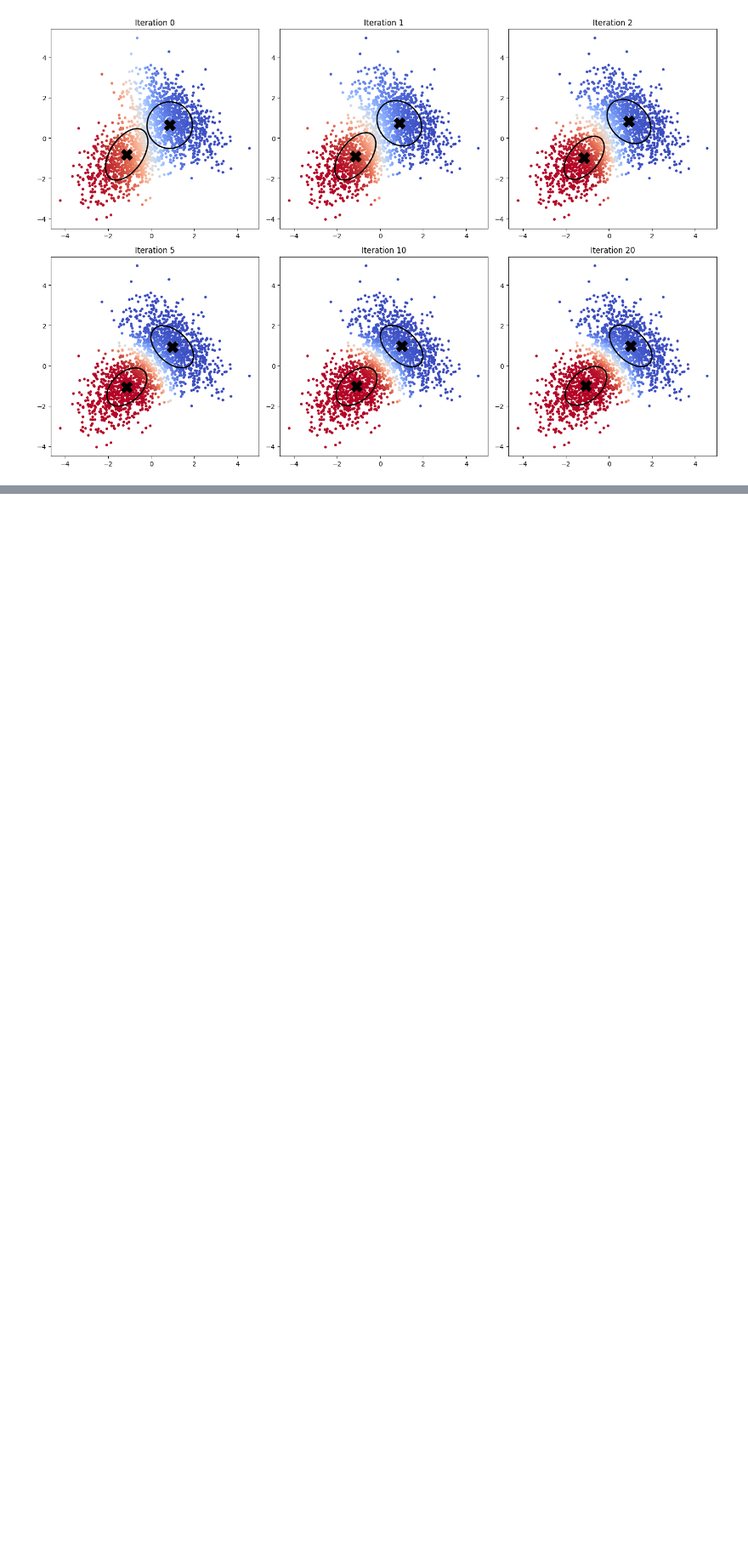
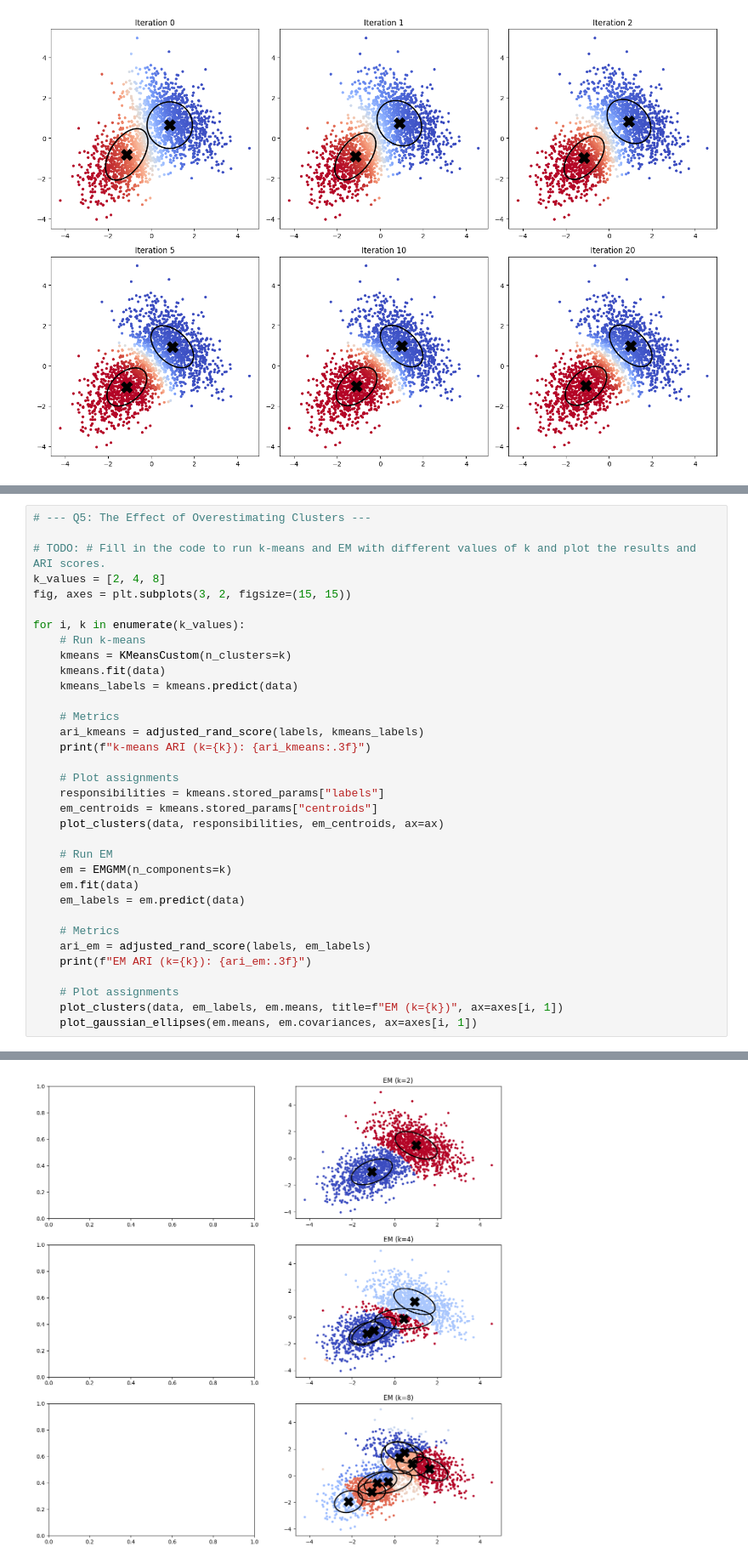
Before and after one commit to augustkl/Advanced-Probebalistic-Machine-Learning, a Jupyter notebook: A6/E2.ipynb, the cells around one changed output, grey strips where cells are left out. Shown at 85% size. Cells and saved outputs as stored; diff of their text form; blank space fills up the shorter version.

```diff
--- a/A6/E2.ipynb
+++ b/A6/E2.ipynb
@@ -255,0 +253,35 @@ k_values = [2, 4, 8]
+# %%
+# --- Q5: The Effect of Overestimating Clusters ---
+
+# TODO: # Fill in the code to run k-means and EM with different values of k and plot the results and ARI scores.
+k_values = [2, 4, 8]
+fig, axes = plt.subplots(3, 2, figsize=(15, 15))
+
+for i, k in enumerate(k_values):
+    # Run k-means
+    kmeans = KMeansCustom(n_clusters=k)
+    kmeans.fit(data)
+    kmeans_labels = kmeans.predict(data)
+
+    # Metrics
+    ari_kmeans = adjusted_rand_score(labels, kmeans_labels)
+    print(f"k-means ARI (k={k}): {ari_kmeans:.3f}")
+
+    # Plot assignments
+    responsibilities = kmeans.stored_params["labels"]
+    em_centroids = kmeans.stored_params["centroids"]
+    plot_clusters(data, responsibilities, em_centroids, ax=ax)
+
+    # Run EM
+    em = EMGMM(n_components=k)
+    em.fit(data)
+    em_labels = em.predict(data)
+
+    # Metrics
+    ari_em = adjusted_rand_score(labels, em_labels)
+    print(f"EM ARI (k={k}): {ari_em:.3f}")
+
+    # Plot assignments
+    plot_clusters(data, em_labels, em.means, title=f"EM (k={k})", ax=axes[i, 1])
+    plot_gaussian_ellipses(em.means, em.covariances, ax=axes[i, 1])
+# %% [output]
@@ -256,3 +294,4 @@ k_values = [2, 4, 8]
+[figure, added]
 # %%
 # --- Q6: Non-Circular Clusters (make_moons) ---
 def generate_moons_data():
```
Also changed, not shown: parts of 5 cells of this notebook.
